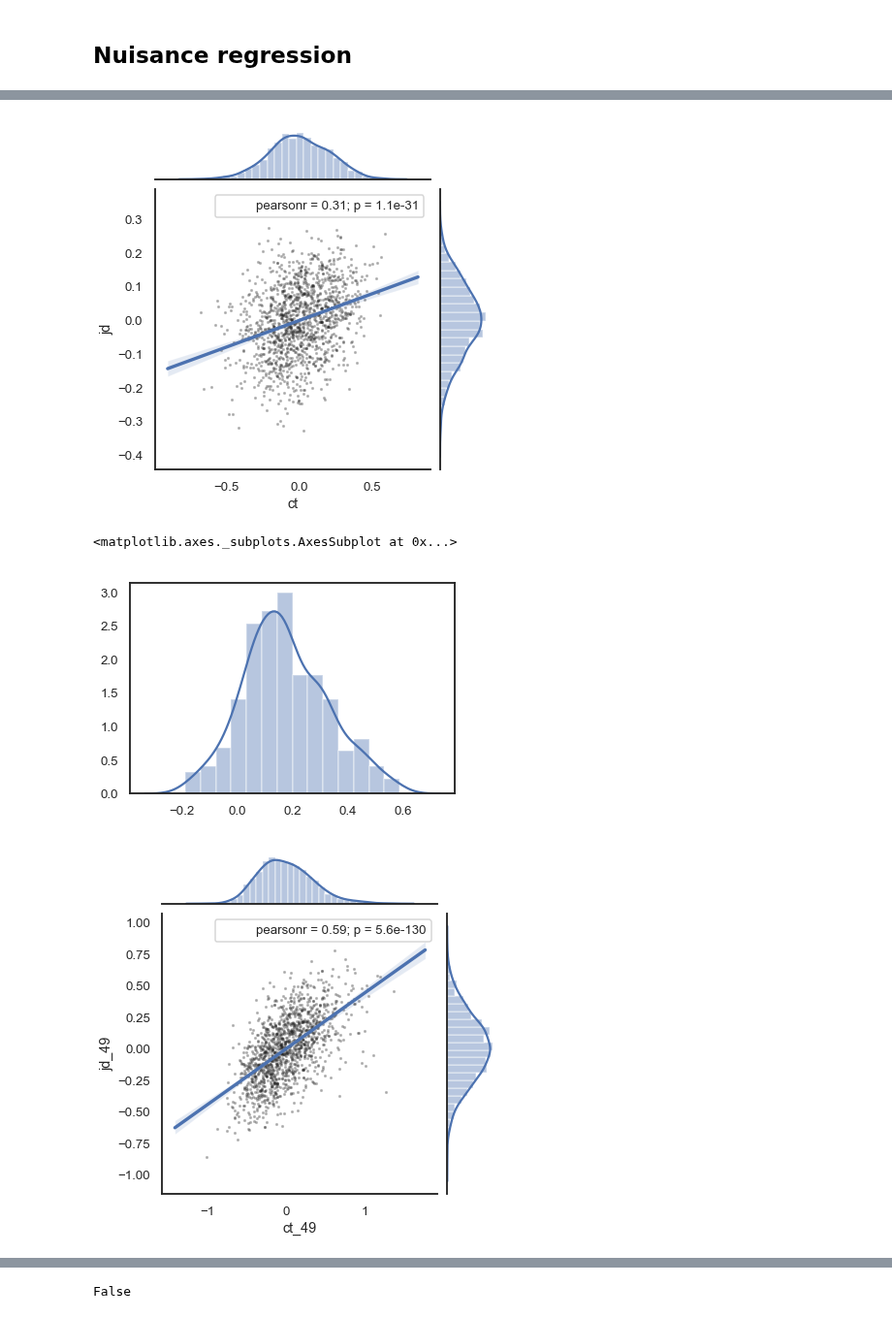
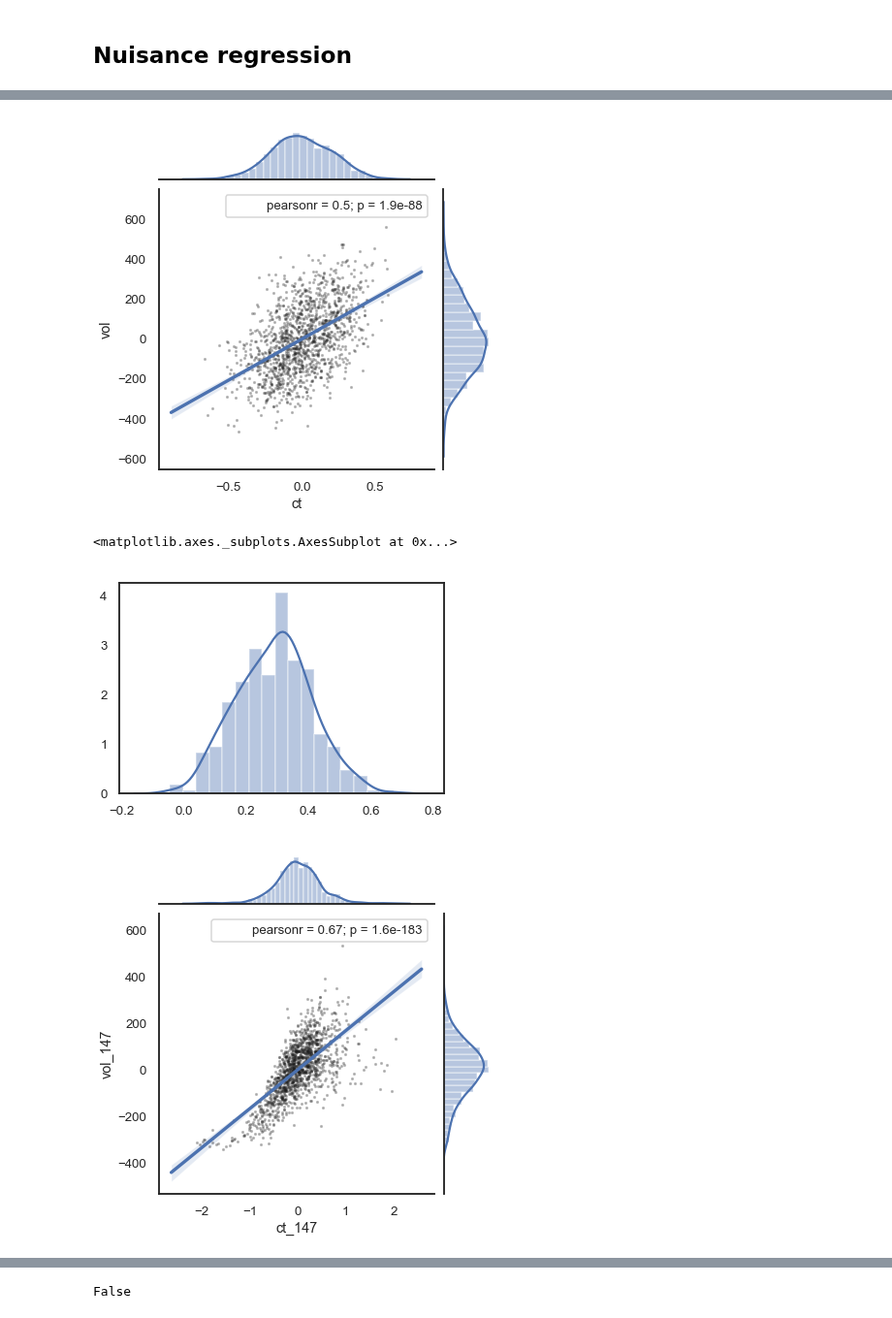
Before and after one commit to lindenmp/normative_neurodev_cs_t1, a Jupyter notebook: code/clean_node_metrics.ipynb, the cells around one changed output, grey strips where cells are left out. Shown at 97% size. Saved outputs shown, nothing was run; the diff lists cells and outputs as text; code cells hidden in the pictures.

```diff
--- a/code/clean_node_metrics.ipynb
+++ b/code/clean_node_metrics.ipynb
@@ -64,7 +63,7 @@ df_node.head()
 # Labels
 sns.set(style='white', context = 'talk', font_scale = .8)
 # %%
-metrics = ('ct', 'jd')
+metrics = ('ct', 'vol')
 df_node_mean = pd.DataFrame(index = df_node.index, columns = metrics)
 for metric in metrics:
     df_node_mean[metric] = df_node.filter(regex = metric, axis = 1).mean(axis = 1)
@@ -153,26 +150,26 @@ f.ax_joint.collections[0].set_alpha(0)
 # %%
 metric_x = 'ct'
-metric_y = 'jd'
+metric_y = 'vol'
 f = sns.jointplot(x = df_node_mean[metric_x], y = df_node_mean[metric_y], kind="reg")
 f.annotate(sp.stats.pearsonr)
 f.plot_joint(plt.scatter, c = "k", s = 5, linewidth = 2, marker = ".", alpha = 0.3)
 f.ax_joint.collections[0].set_alpha(0)
 # %% [output]
-[figure, old version]
+[figure, new version]
 # %%
 R = np.zeros(num_parcels-1)
 for i in range(0,num_parcels-1):
-    R[i] = sp.stats.pearsonr(df_node.loc[:,'ct_'+str(i)],df_node.loc[:,'jd_'+str(i)])[0]
+    R[i] = sp.stats.pearsonr(df_node.loc[:,'ct_'+str(i)],df_node.loc[:,'vol_'+str(i)])[0]
 # %%
 sns.distplot(R)
 # %% [output]
 <matplotlib.axes._subplots.AxesSubplot at 0x...>
-[figure, old version]
+[figure, new version]
 # %%
-f = sns.jointplot(x = df_node['ct_'+str(np.argmax(R))], y = df_node['jd_'+str(np.argmax(R))], kind="reg")
+f = sns.jointplot(x = df_node['ct_'+str(np.argmax(R))], y = df_node['vol_'+str(np.argmax(R))], kind="reg")
 f.annotate(sp.stats.pearsonr)
 f.plot_joint(plt.scatter, c = "k", s = 5, linewidth = 2, marker = ".", alpha = 0.3)
 f.ax_joint.collections[0].set_alpha(0)
 # %% [output]
-[figure, old version]
+[figure, new version]
 # %%
```
Also changed, not shown: parts of 12 cells of this notebook, 3 other files.
